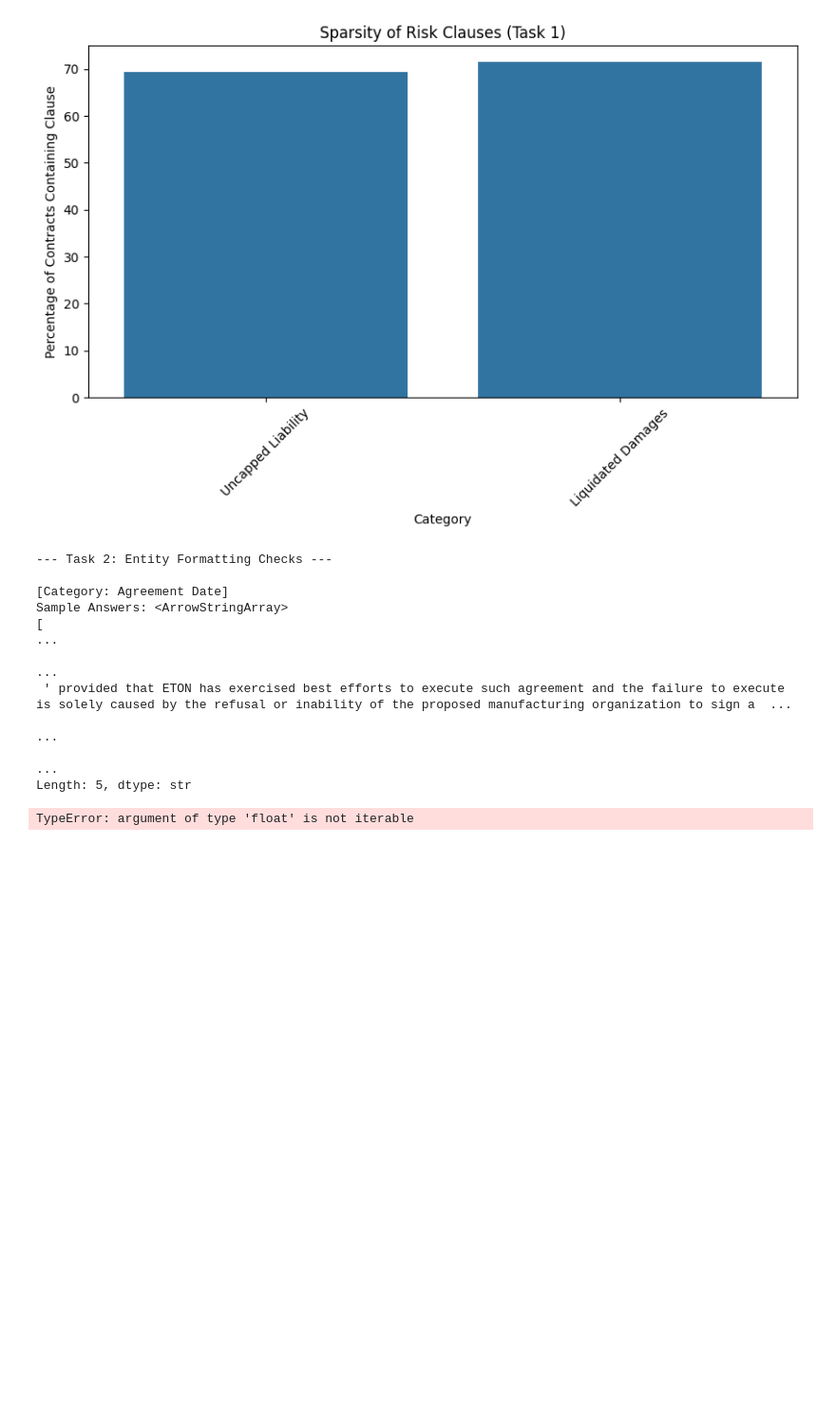
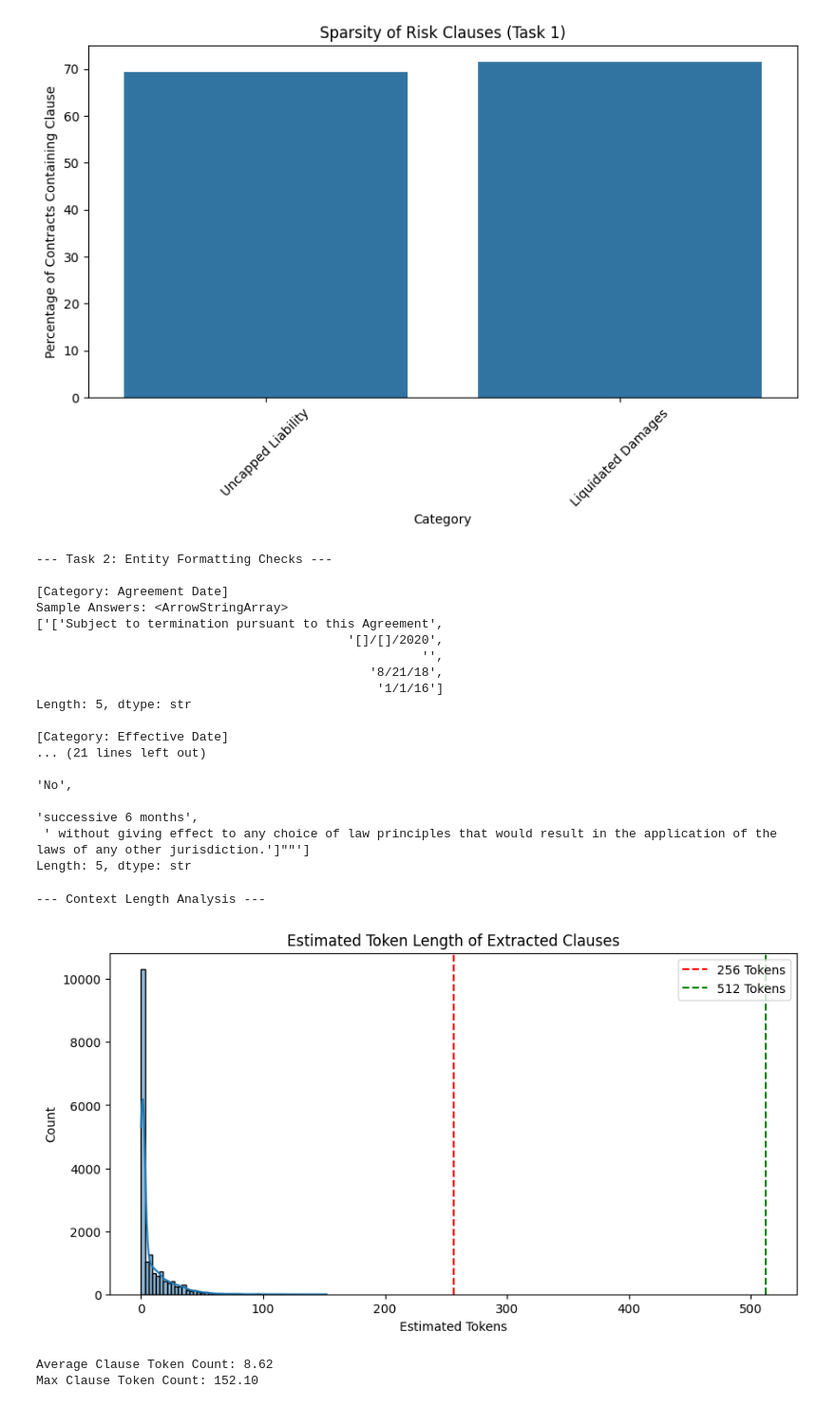
Before and after one commit to AntonisGantzos/fine_tune_llms_research, a Jupyter notebook: CUAD_dataset_exploration.ipynb, the cells around one changed output. Shown at 95% size. Drawn from its saved outputs; the diff is of its cells as text; code cells hidden in the pictures; blank space fills up the shorter version.

```diff
--- a/CUAD_dataset_exploration.ipynb
+++ b/CUAD_dataset_exploration.ipynb
@@ -573,17 +586,13 @@ entity_categories = ["Agreement Date", "Effective Date", "Parties", "Governing L
 print(f"\n--- Task 2: Entity Formatting Checks ---")
 
 for cat in entity_categories:
-    ans_col = f"{cat} Answer"
+    ans_col = f"{cat}_Answer"
     if ans_col in df.columns:
         print(f"\n[Category: {cat}]")
         # Sample non-empty answers
         sample_answers = df[ans_col].dropna().sample(5).values
         print(f"Sample Answers: {sample_answers}")
 
-        # Check for multiple entities (semicolons)
-        multi_value_count = df[ans_col].astype(str).apply(lambda x: 1 if ";" in x else 0).sum()
-        print(f"Rows with multiple values (split by ';'): {multi_value_count}")
-
 # Insight for Training:
 # Your Fine-Tuning instruction prompt must explicitly tell the model:
 # "If multiple parties exist, split by semicolon" OR "Return a JSON list of strings".
@@ -592,13 +601,19 @@ for cat in entity_categories:
 
 [Category: Agreement Date]
 Sample Answers: <ArrowStringArray>
-[                                                                                                                                                                                                        ...
-                                                                                                                                                                                                         ...
- ' provided that ETON has exercised best efforts to execute such agreement and the failure to execute is solely caused by the refusal or inability of the proposed manufacturing organization to sign a  ...
-                                                                                                                                                                                                         ...
-                                                                                                                                                                                                         ...
+['['Subject to termination pursuant to this Agreement',
+                                          '[]/[]/2020',
+                                                    '',
+                                             '8/21/18',
+                                              '1/1/16']
 Length: 5, dtype: str
+
+[Category: Effective Date]
+... (21 lines left out)
+                                                                                                                                     'No',
+                                                                                                                    'successive 6 months',
+ ' without giving effect to any choice of law principles that would result in the application of the laws of any other jurisdiction.']""']
+Length: 5, dtype: str
-TypeError: argument of type 'float' is not iterable
 # %%
 # ==========================================
 # 5. CONTEXT LENGTH ANALYSIS (CRITICAL FOR LLMs)
@@ -613,34 +628,39 @@ print(f"\n--- Context Length Analysis ---")
 
 # We analyze the length of the 'Context' text (the text from the contract)
 # Note: In CUAD CSV, the column with the Category Name usually contains the extraction text context.
 
 lengths = []
 for cat in categories:
     # Filter out "No" answers (where context might be empty)
     # We only care about the length of text when the clause ACTUALLY exists.
-    valid_rows = df[df[f"{cat} Answer"].astype(str).str.lower() != "no"]
+    valid_rows = df[df[f"{cat}_Answer"].astype(str).str.lower() != "no"]
 
     # Get length of the text context
     # Fill NA to avoid errors
     text_lengths = valid_rows[cat].fillna("").astype(str).apply(lambda x: len(x.split()) * 1.3)
     lengths.extend(text_lengths.tolist())
 
 # Plotting Token Distribution
 plt.figure(figsize=(10, 5))
 sns.histplot(lengths, bins=50, kde=True)
 plt.title("Estimated Token Length of Extracted Clauses")
 plt.xlabel("Estimated Tokens")
 plt.axvline(x=256, color='r', linestyle='--', label='256 Tokens')
 plt.axvline(x=512, color='g', linestyle='--', label='512 Tokens')
 plt.legend()
 plt.show()
 
 print(f"Average Clause Token Count: {sum(lengths)/len(lengths):.2f}")
 print(f"Max Clause Token Count: {max(lengths):.2f}")
 
 # Insight for Training:
 # If max length is < 512 tokens, you don't need distinct 'Long Context' strategies.
 # You can fit (System Prompt + Instruction + Clause Context + Answer) easily into 2048 or 4096 context.
+# %% [output]
+--- Context Length Analysis ---
+[figure, added]
+Average Clause Token Count: 8.62
+Max Clause Token Count: 152.10
 # %%
 # ==========================================
 # 6. TRAINING / VALIDATION SPLIT STRATEGY
```
Also changed, not shown: parts of 3 cells of this notebook.
